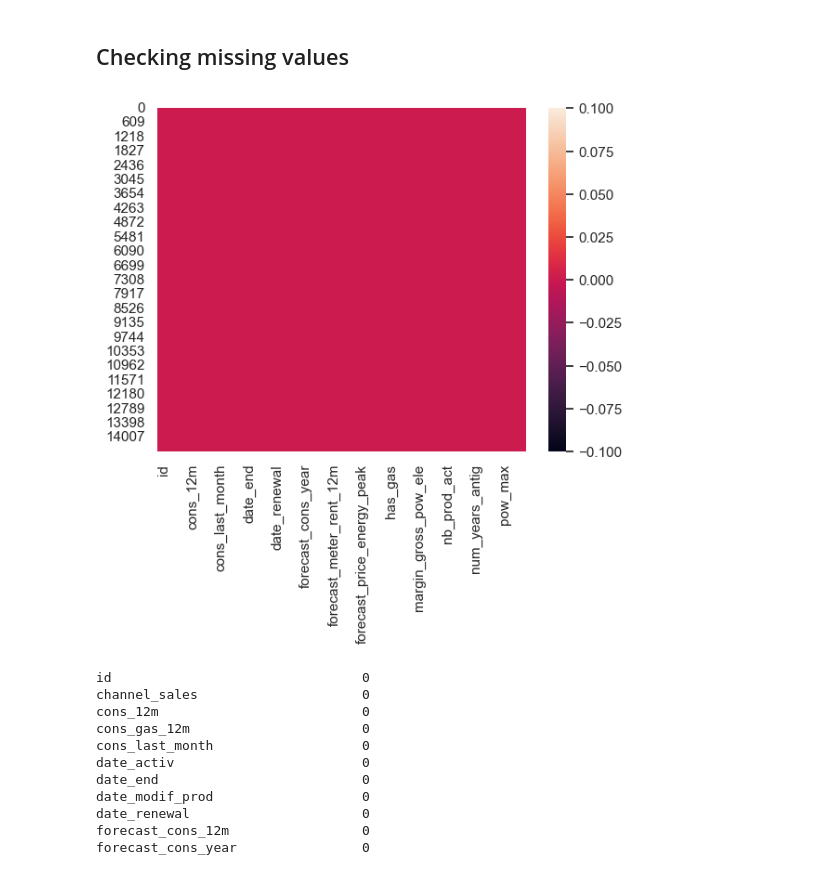
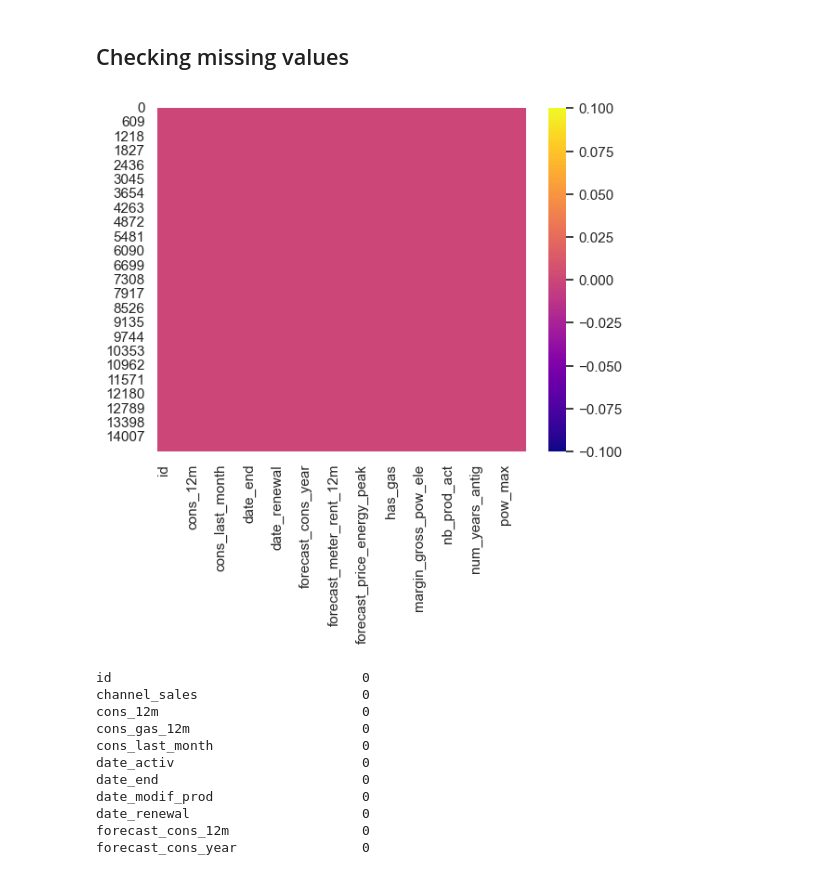
Before and after one commit to abuhmhai/BCGX-Intern, a Jupyter notebook: Task 2 EDA/Task 2 - Exploratory Data Analysis_starter.ipynb, the cells around one changed output. Cells and saved outputs as stored; diff of their text form; code cells hidden in the pictures.

```diff
--- a/Task 2 EDA/Task 2 - Exploratory Data Analysis_starter.ipynb
+++ b/Task 2 EDA/Task 2 - Exploratory Data Analysis_starter.ipynb
@@ -122,10 +122,10 @@ price_df.describe()
 ## Checking missing values
 # %%
 # Checking missing values of client dataframe
-sns.heatmap(client_df.isnull())
+sns.heatmap(client_df.isnull(), cmap='plasma')
 plt.show()
 # %% [output]
-[figure, old version]
+[figure, new version]
 # %%
 client_df.isnull().sum()
 # %% [output]
```
Also changed, not shown: parts of 1 cell of this notebook.
